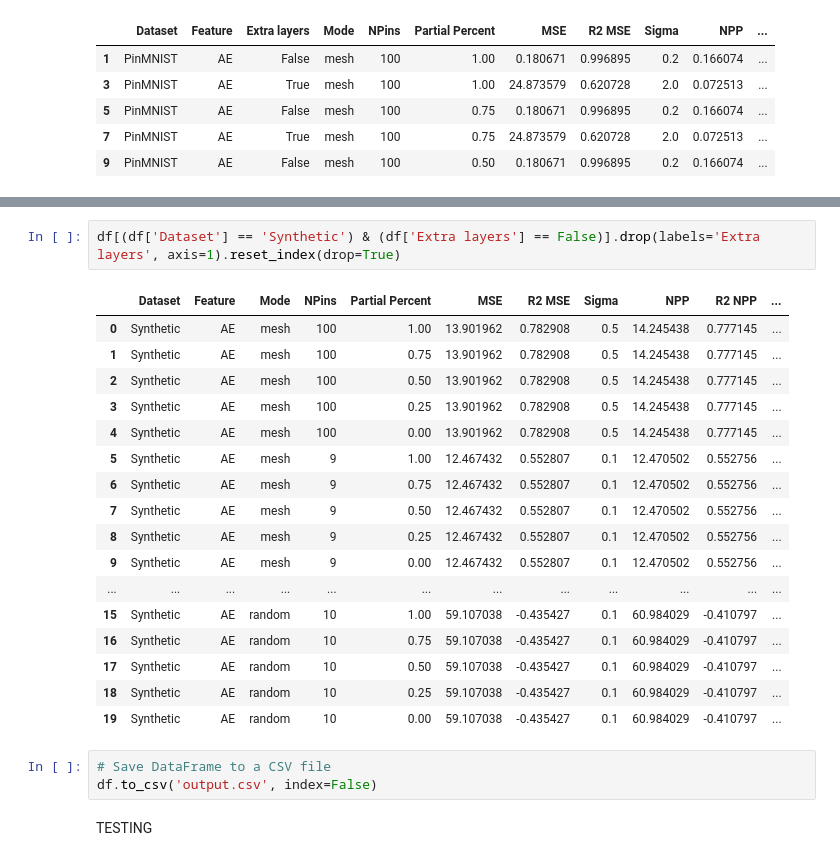
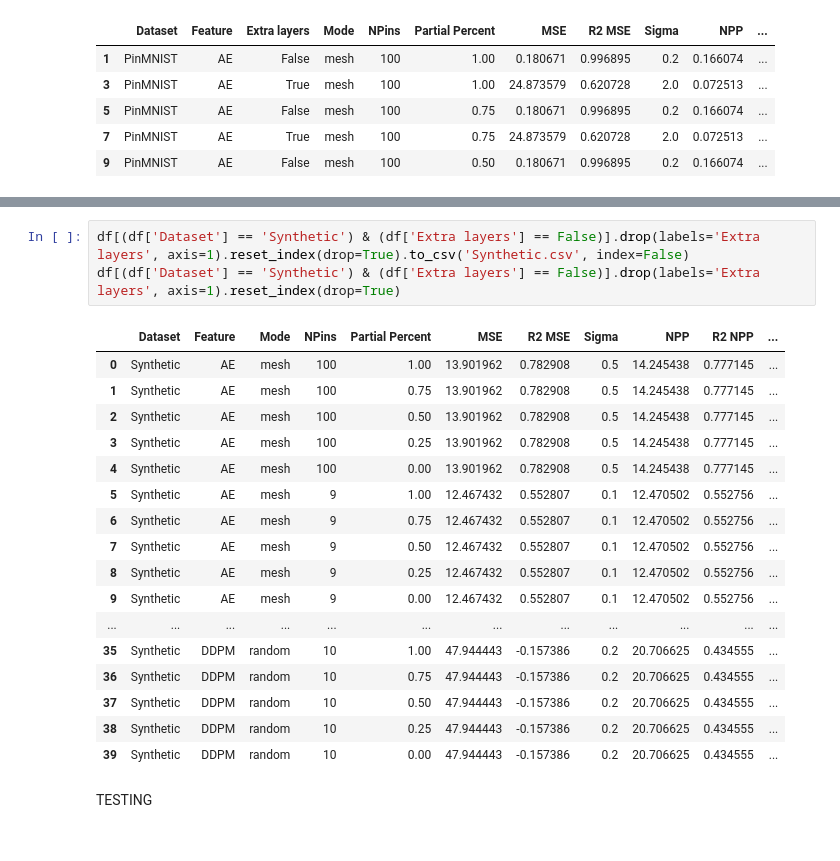
Before and after one commit to neu-spiral/Neural-Point-Processes, a Jupyter notebook: Results.ipynb, the cells around one changed output, grey strips where cells are left out. Saved outputs shown, nothing was run; the diff lists cells and outputs as text.

```diff
--- a/Results.ipynb
+++ b/Results.ipynb
@@ -127,28 +125,26 @@ df[(df['Dataset'] == 'PinMNIST') & (df['Extra layers'] == False)].drop(labels='E
 | 38 | PinMNIST | DDPM | random | 10 | 0.25 | 15.622087 | -82.650798 | 0.2 | 15.882319 | -46.014457 | ... |
 | 39 | PinMNIST | DDPM | random | 10 | 0.00 | 15.622087 | -82.650798 | 0.2 | 15.882319 | -46.014457 | ... |
 # %%
+df[(df['Dataset'] == 'Synthetic') & (df['Extra layers'] == False)].drop(labels='Extra layers', axis=1).reset_index(drop=True).to_csv('Synthetic.csv', index=False)
 df[(df['Dataset'] == 'Synthetic') & (df['Extra layers'] == False)].drop(labels='Extra layers', axis=1).reset_index(drop=True)
 # %% [output]
 |  | Dataset | Feature | Mode | NPins | Partial Percent | MSE | R2 MSE | Sigma | NPP | R2 NPP | ... |
 | 0 | Synthetic | AE | mesh | 100 | 1.00 | 13.901962 | 0.782908 | 0.5 | 14.245438 | 0.777145 | ... |
 | 1 | Synthetic | AE | mesh | 100 | 0.75 | 13.901962 | 0.782908 | 0.5 | 14.245438 | 0.777145 | ... |
 | 2 | Synthetic | AE | mesh | 100 | 0.50 | 13.901962 | 0.782908 | 0.5 | 14.245438 | 0.777145 | ... |
 | 3 | Synthetic | AE | mesh | 100 | 0.25 | 13.901962 | 0.782908 | 0.5 | 14.245438 | 0.777145 | ... |
 | 4 | Synthetic | AE | mesh | 100 | 0.00 | 13.901962 | 0.782908 | 0.5 | 14.245438 | 0.777145 | ... |
 | 5 | Synthetic | AE | mesh | 9 | 1.00 | 12.467432 | 0.552807 | 0.1 | 12.470502 | 0.552756 | ... |
 | 6 | Synthetic | AE | mesh | 9 | 0.75 | 12.467432 | 0.552807 | 0.1 | 12.470502 | 0.552756 | ... |
 | 7 | Synthetic | AE | mesh | 9 | 0.50 | 12.467432 | 0.552807 | 0.1 | 12.470502 | 0.552756 | ... |
 | 8 | Synthetic | AE | mesh | 9 | 0.25 | 12.467432 | 0.552807 | 0.1 | 12.470502 | 0.552756 | ... |
 | 9 | Synthetic | AE | mesh | 9 | 0.00 | 12.467432 | 0.552807 | 0.1 | 12.470502 | 0.552756 | ... |
 | ... | ... | ... | ... | ... | ... | ... | ... | ... | ... | ... | ... |
-| 15 | Synthetic | AE | random | 10 | 1.00 | 59.107038 | -0.435427 | 0.1 | 60.984029 | -0.410797 | ... |
-| 16 | Synthetic | AE | random | 10 | 0.75 | 59.107038 | -0.435427 | 0.1 | 60.984029 | -0.410797 | ... |
-| 17 | Synthetic | AE | random | 10 | 0.50 | 59.107038 | -0.435427 | 0.1 | 60.984029 | -0.410797 | ... |
-| 18 | Synthetic | AE | random | 10 | 0.25 | 59.107038 | -0.435427 | 0.1 | 60.984029 | -0.410797 | ... |
-| 19 | Synthetic | AE | random | 10 | 0.00 | 59.107038 | -0.435427 | 0.1 | 60.984029 | -0.410797 | ... |
+| 35 | Synthetic | DDPM | random | 10 | 1.00 | 47.944443 | -0.157386 | 0.2 | 20.706625 | 0.434555 | ... |
+| 36 | Synthetic | DDPM | random | 10 | 0.75 | 47.944443 | -0.157386 | 0.2 | 20.706625 | 0.434555 | ... |
+| 37 | Synthetic | DDPM | random | 10 | 0.50 | 47.944443 | -0.157386 | 0.2 | 20.706625 | 0.434555 | ... |
+| 38 | Synthetic | DDPM | random | 10 | 0.25 | 47.944443 | -0.157386 | 0.2 | 20.706625 | 0.434555 | ... |
+| 39 | Synthetic | DDPM | random | 10 | 0.00 | 47.944443 | -0.157386 | 0.2 | 20.706625 | 0.434555 | ... |
-# %%
-# Save DataFrame to a CSV file
-df.to_csv('output.csv', index=False)
 # %% [markdown]
 TESTING
 # %%
```
Also changed, not shown: parts of 2 cells of this notebook, 2 other files.
